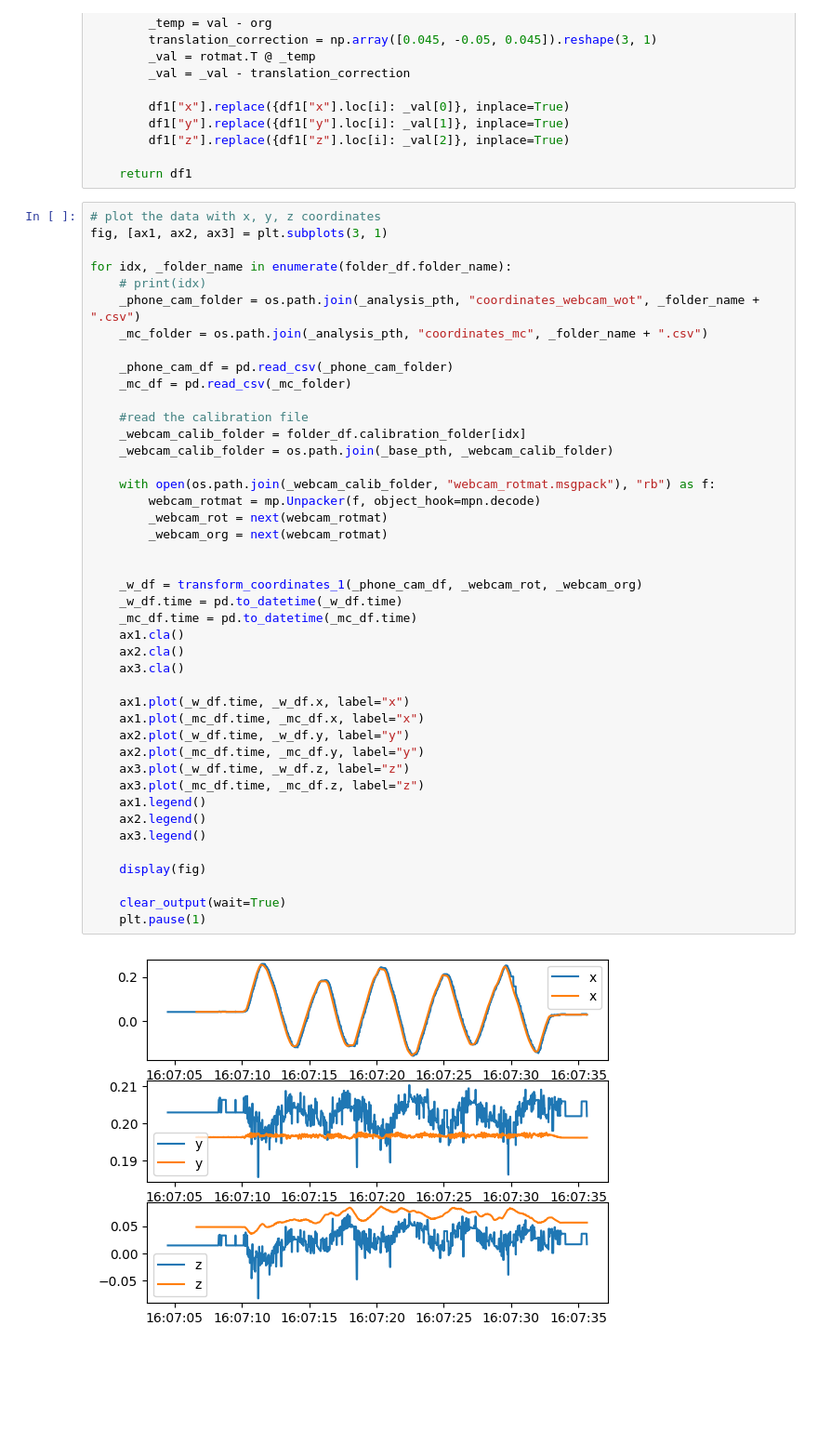
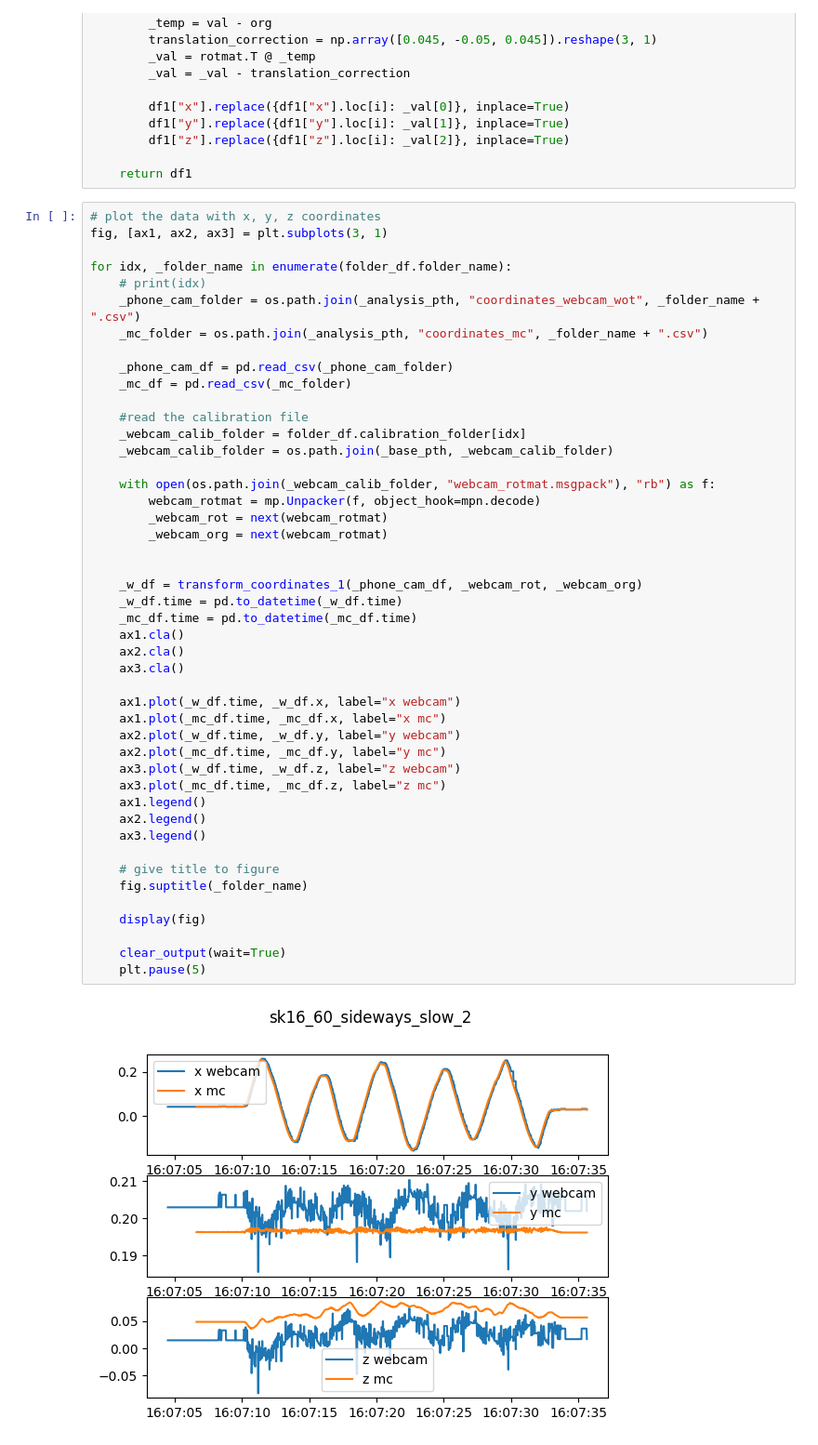
Before and after one commit to SujithChristopher/armbo_preliminary_work, a Jupyter notebook: ipy_notebooks/iter_coordinate_analysis_graphical.ipynb, the cells around one changed output. Shown: that part at 93% size. Drawn from its saved outputs; the diff is of its cells as text; blank space fills up the shorter version.

```diff
--- a/ipy_notebooks/iter_coordinate_analysis_graphical.ipynb
+++ b/ipy_notebooks/iter_coordinate_analysis_graphical.ipynb
@@ -71,38 +71,41 @@ for idx, _folder_name in enumerate(folder_df.folder_name):
     _mc_folder = os.path.join(_analysis_pth, "coordinates_mc", _folder_name + ".csv")
 
     _phone_cam_df = pd.read_csv(_phone_cam_folder)
     _mc_df = pd.read_csv(_mc_folder)
 
     #read the calibration file
     _webcam_calib_folder = folder_df.calibration_folder[idx]
     _webcam_calib_folder = os.path.join(_base_pth, _webcam_calib_folder)
 
     with open(os.path.join(_webcam_calib_folder, "webcam_rotmat.msgpack"), "rb") as f:
         webcam_rotmat = mp.Unpacker(f, object_hook=mpn.decode)
         _webcam_rot = next(webcam_rotmat)
         _webcam_org = next(webcam_rotmat)
 
 
     _w_df = transform_coordinates_1(_phone_cam_df, _webcam_rot, _webcam_org)
     _w_df.time = pd.to_datetime(_w_df.time)
     _mc_df.time = pd.to_datetime(_mc_df.time)
     ax1.cla()
     ax2.cla()
     ax3.cla()
 
-    ax1.plot(_w_df.time, _w_df.x, label="x")
-    ax1.plot(_mc_df.time, _mc_df.x, label="x")
-    ax2.plot(_w_df.time, _w_df.y, label="y")
-    ax2.plot(_mc_df.time, _mc_df.y, label="y")
-    ax3.plot(_w_df.time, _w_df.z, label="z")
-    ax3.plot(_mc_df.time, _mc_df.z, label="z")
+    ax1.plot(_w_df.time, _w_df.x, label="x webcam")
+    ax1.plot(_mc_df.time, _mc_df.x, label="x mc")
+    ax2.plot(_w_df.time, _w_df.y, label="y webcam")
+    ax2.plot(_mc_df.time, _mc_df.y, label="y mc")
+    ax3.plot(_w_df.time, _w_df.z, label="z webcam")
+    ax3.plot(_mc_df.time, _mc_df.z, label="z mc")
     ax1.legend()
     ax2.legend()
     ax3.legend()
 
+    # give title to figure
+    fig.suptitle(_folder_name)
+
     display(fig)
 
     clear_output(wait=True)
-    plt.pause(1)
+    plt.pause(5)
 # %% [output]
-[figure, old version]
+[figure, new version]
```
Also changed, not shown: parts of 1 cell of this notebook, 1 other file.
